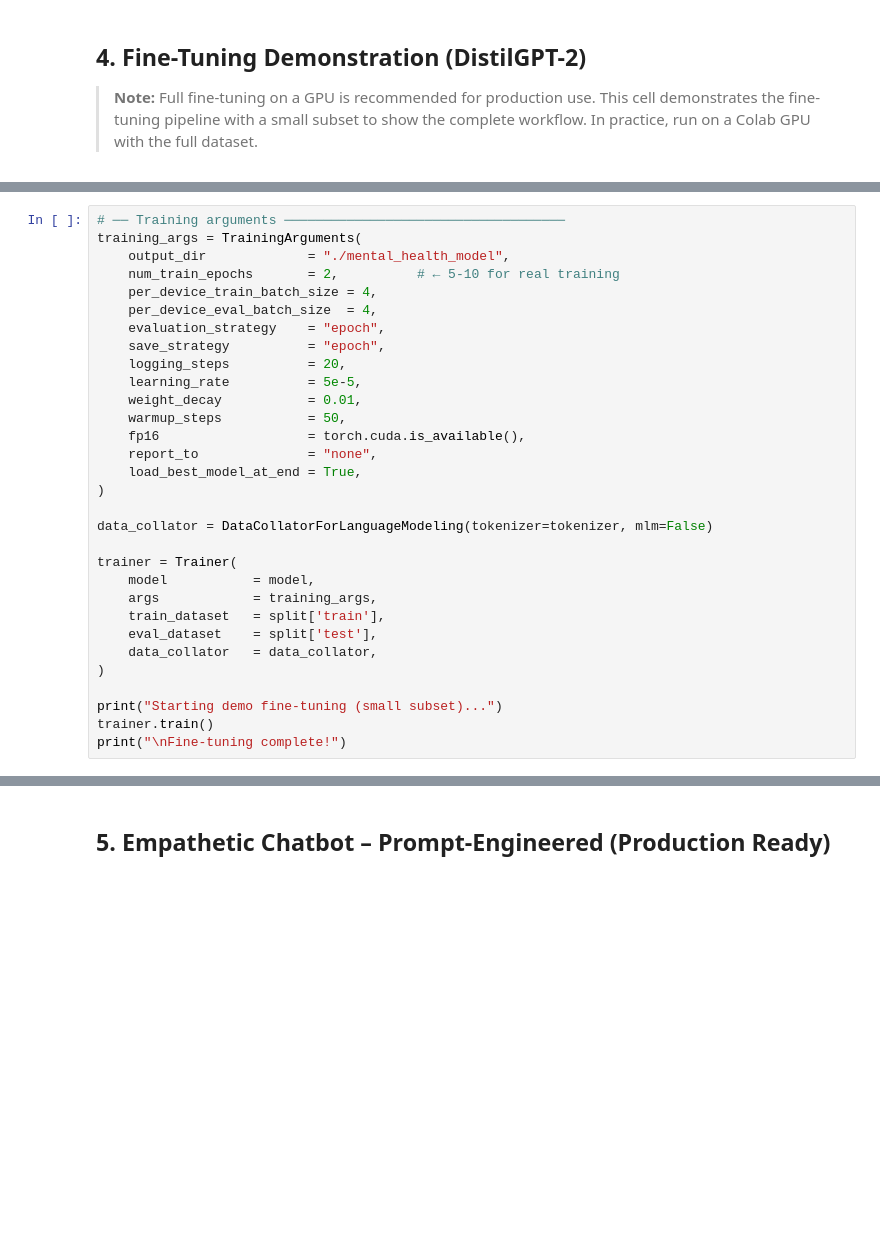
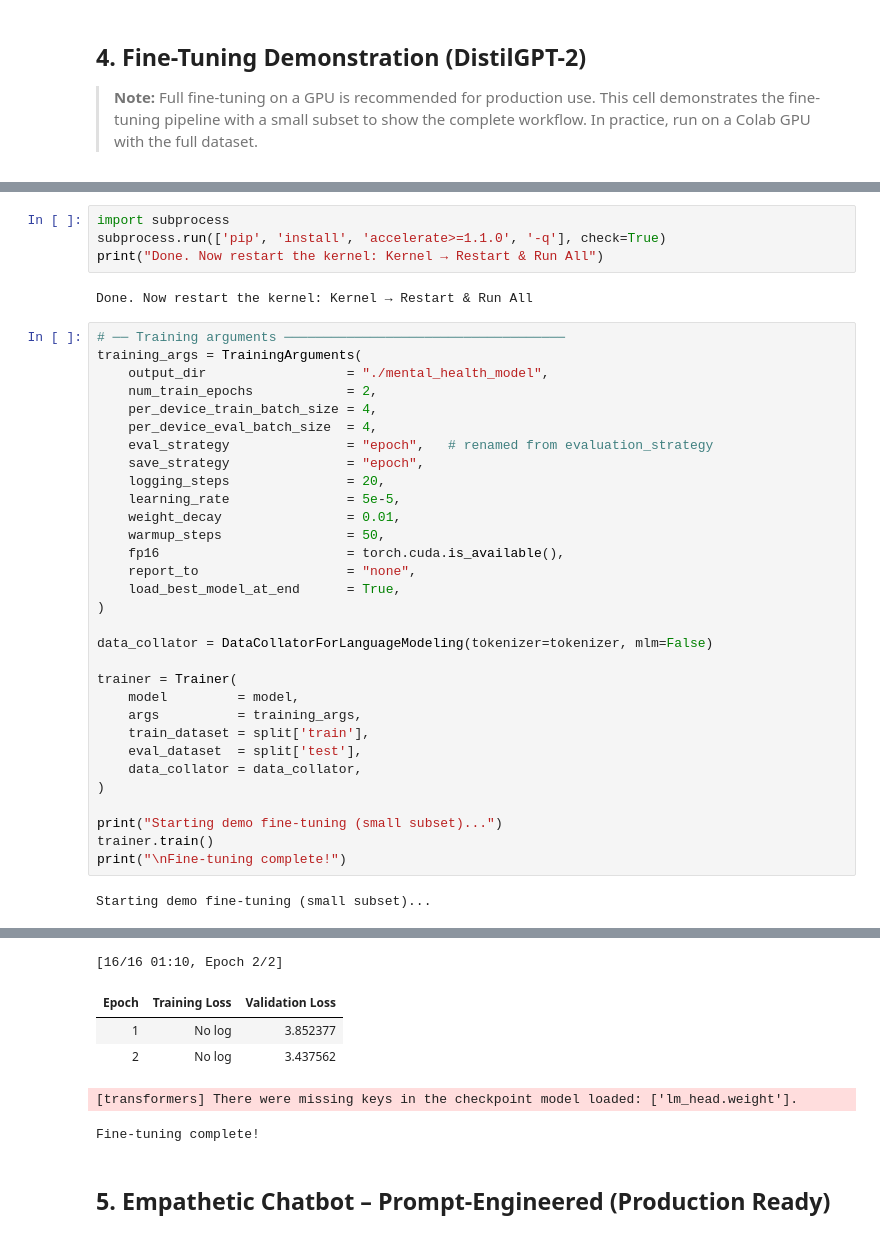
Before and after one commit to azanalikhan/developershub-ai-internship, a Jupyter notebook: task5_mental_health/Task5_Mental_Health_Chatbot.ipynb, the cells around one changed output, grey strips where cells are left out. Drawn from its saved outputs; the diff is of its cells as text; blank space fills up the shorter version.

```diff
--- a/task5_mental_health/Task5_Mental_Health_Chatbot.ipynb
+++ b/task5_mental_health/Task5_Mental_Health_Chatbot.ipynb
@@ -119,31 +272,39 @@ print(f"Train: {len(split['train'])} | Eval: {len(split['test'])}")
+# %%
+import subprocess
+subprocess.run(['pip', 'install', 'accelerate>=1.1.0', '-q'], check=True)
+print("Done. Now restart the kernel: Kernel → Restart & Run All")
+# %% [output]
+Done. Now restart the kernel: Kernel → Restart & Run All
 # %%
 # ── Training arguments ────────────────────────────────────
 training_args = TrainingArguments(
-    output_dir             = "./mental_health_model",
-    num_train_epochs       = 2,          # ← 5-10 for real training
+    output_dir                  = "./mental_health_model",
+    num_train_epochs            = 2,
     per_device_train_batch_size = 4,
     per_device_eval_batch_size  = 4,
-    evaluation_strategy    = "epoch",
-    save_strategy          = "epoch",
-    logging_steps          = 20,
-    learning_rate          = 5e-5,
-    weight_decay           = 0.01,
-    warmup_steps           = 50,
-    fp16                   = torch.cuda.is_available(),
-    report_to              = "none",
-    load_best_model_at_end = True,
+    eval_strategy               = "epoch",   # renamed from evaluation_strategy
+    save_strategy               = "epoch",
+    logging_steps               = 20,
+    learning_rate               = 5e-5,
+    weight_decay                = 0.01,
+    warmup_steps                = 50,
+    fp16                        = torch.cuda.is_available(),
+    report_to                   = "none",
+    load_best_model_at_end      = True,
 )
 
 data_collator = DataCollatorForLanguageModeling(tokenizer=tokenizer, mlm=False)
 
 trainer = Trainer(
-    model           = model,
-    args            = training_args,
-    train_dataset   = split['train'],
-    eval_dataset    = split['test'],
-    data_collator   = data_collator,
+    model         = model,
+    args          = training_args,
+    train_dataset = split['train'],
+    eval_dataset  = split['test'],
+    data_collator = data_collator,
 )
 
 print("Starting demo fine-tuning (small subset)...")
 trainer.train()
 print("\nFine-tuning complete!")
+# %% [output]
+Starting demo fine-tuning (small subset)...
@@ -150,3 +312,9 @@ print("\nFine-tuning complete!")
+[16/16 01:10, Epoch 2/2]
+| Epoch | Training Loss | Validation Loss |
+| 1 | No log | 3.852377 |
+| 2 | No log | 3.437562 |
+[transformers] There were missing keys in the checkpoint model loaded: ['lm_head.weight'].
+Fine-tuning complete!
 # %% [markdown]
 ## 5. Empathetic Chatbot – Prompt-Engineered (Production Ready)
 # %%
```
Also changed, not shown: parts of 12 cells of this notebook, 26 other files.
